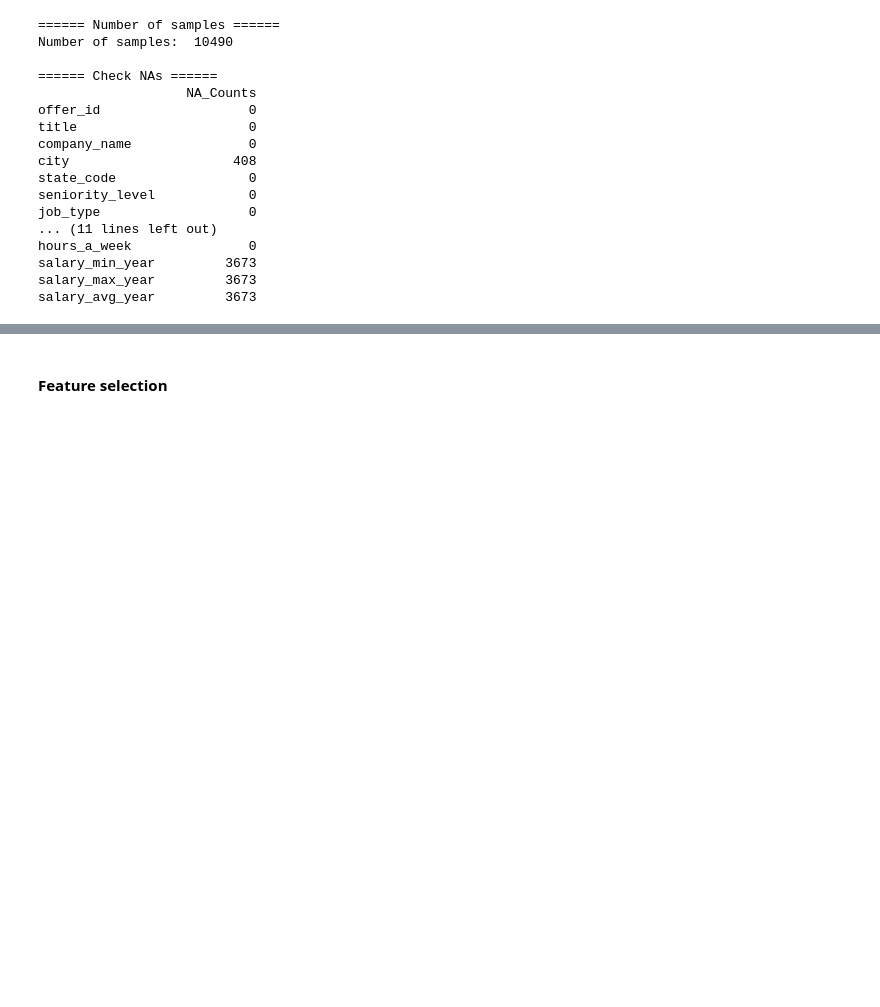
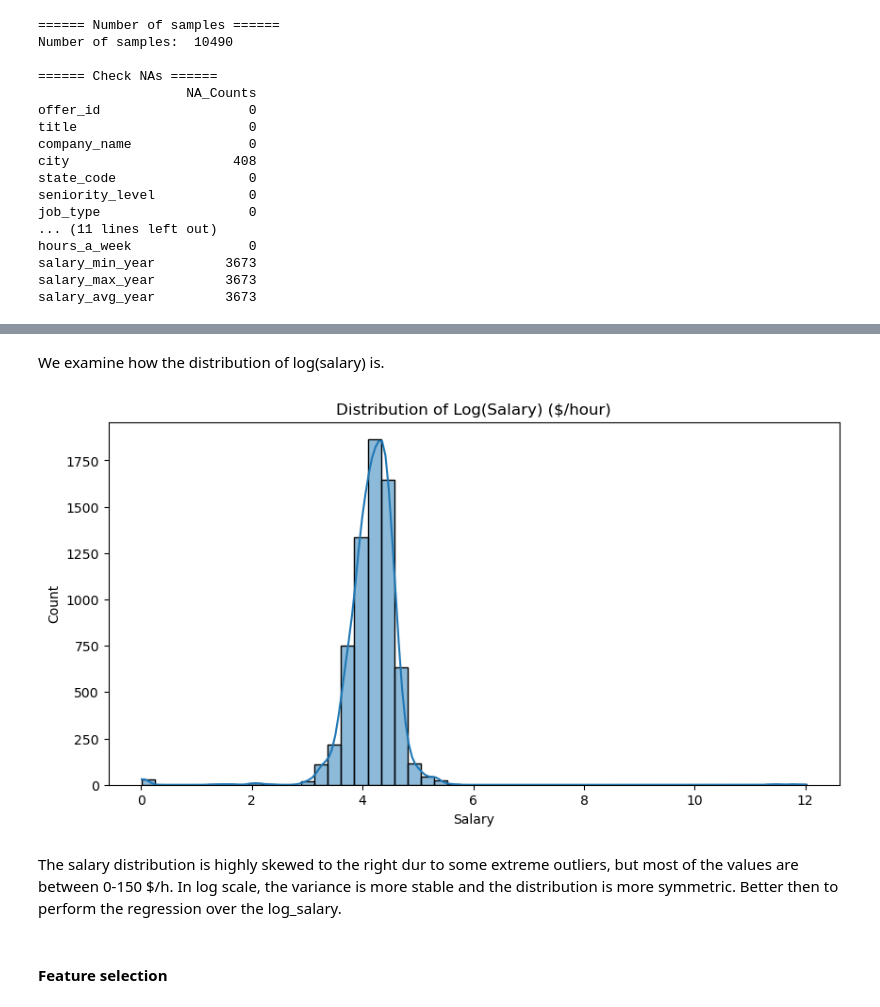
Before and after one commit to enicaking/web-analytics-project-repo, a Jupyter notebook: XGBoost Linkedin data.ipynb, the cells around one changed output, grey strips where cells are left out. Cells and saved outputs as stored; diff of their text form; code cells hidden in the pictures; blank space fills up the shorter version.

```diff
--- a/XGBoost Linkedin data.ipynb
+++ b/XGBoost Linkedin data.ipynb
@@ -89,3 +105,21 @@ salary_avg_year         3673
+# %% [markdown]
+We examine how the distribution of log(salary) is.
+# %%
+# Plot logsalary distribution for 'salary_avg_hour'
+log_salary = df["salary_avg_hour_log"].dropna()
+
+plt.figure(figsize=(10, 5))
+sns.histplot(log_salary, kde=True, bins=50)
+plt.title("Distribution of Log(Salary) ($/hour)")
+plt.xlabel("Salary")
+plt.ylabel("Count")
+plt.show()
+# %% [output]
+[figure, added]
+# %% [markdown]
+The salary distribution is highly skewed to the right dur to some extreme outliers, but most of the values are between 0-150 $/h.
+In log scale, the variance is more stable and the distribution is more symmetric.
+Better then to perform the regression over the log_salary.
 # %% [markdown]
 #### Feature selection
 # %%
```
Also changed, not shown: parts of 18 cells of this notebook, 10 other files.
